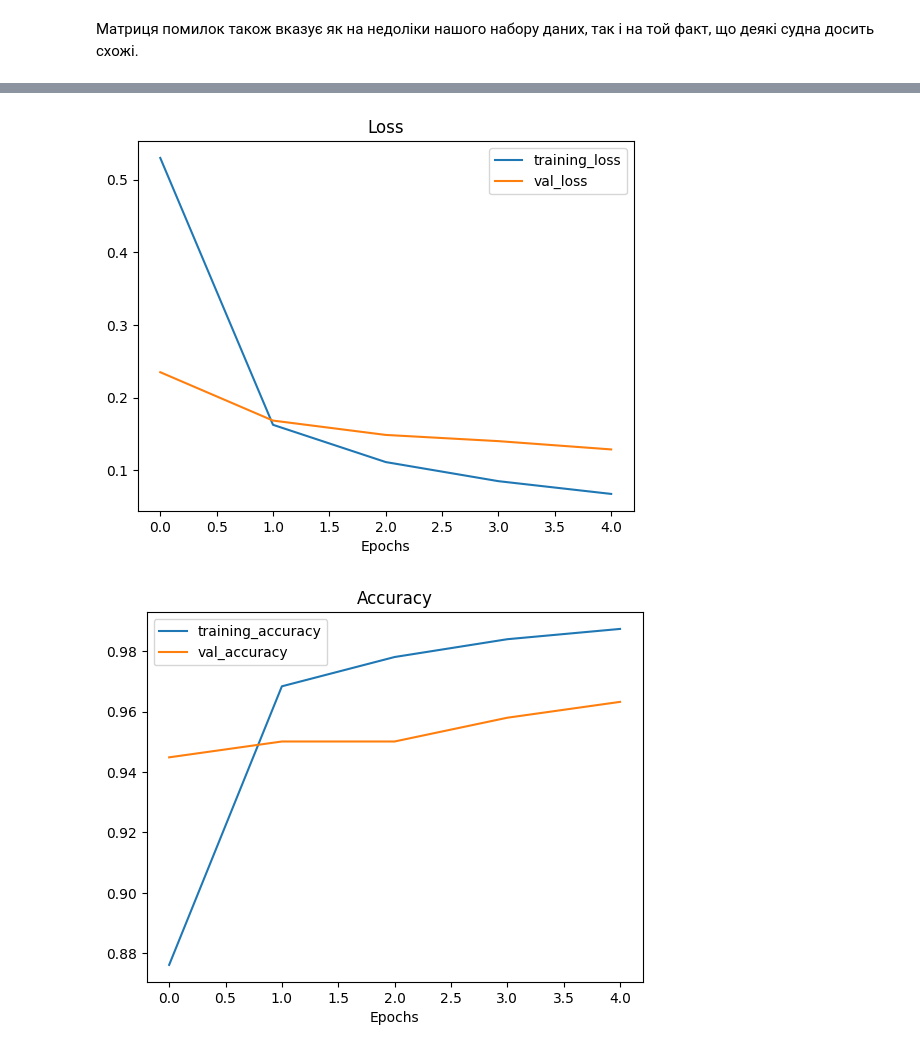
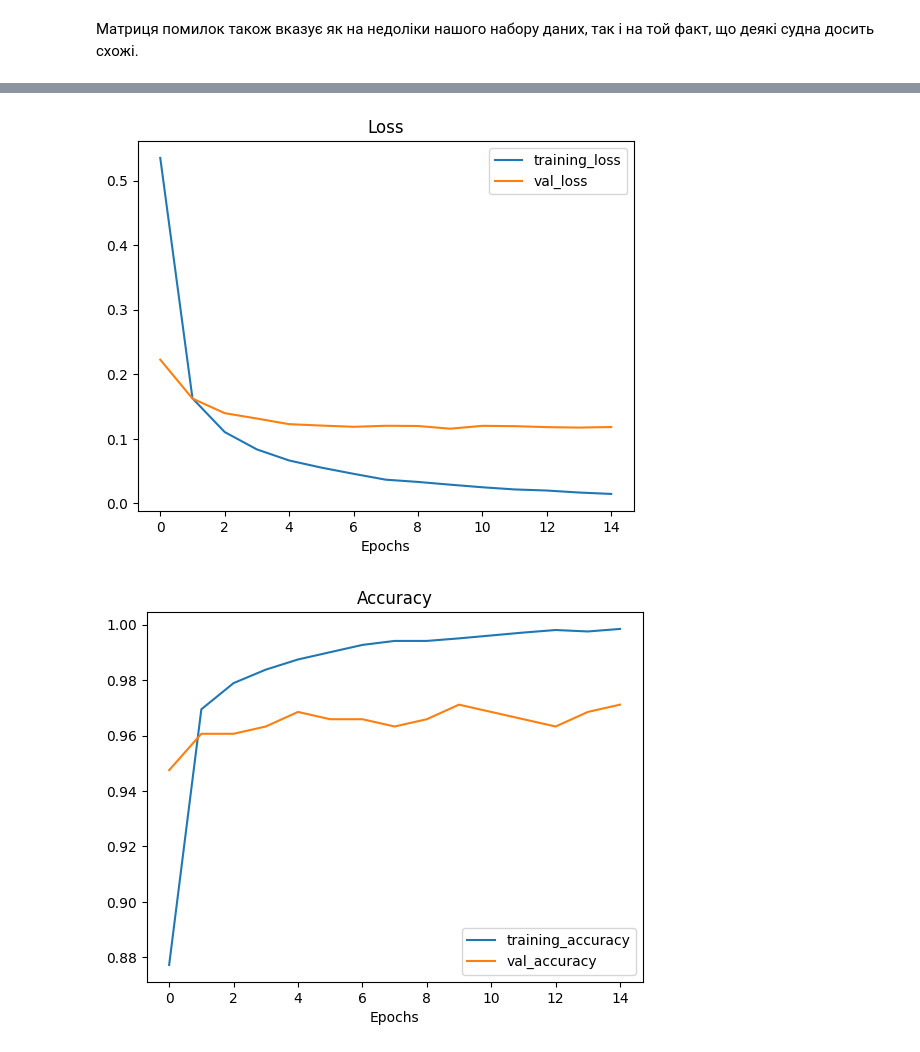
Before and after one commit to OleksanderShevchenko/ShipVision, a Jupyter notebook: ship_vision_train.ipynb, the cells around one changed output, grey strips where cells are left out. Drawn from its saved outputs; the diff is of its cells as text; code cells hidden in the pictures.

Commit message:
Finalize model with fine tuning

```diff
--- a/ship_vision_train.ipynb
+++ b/ship_vision_train.ipynb
@@ -464,14 +477,17 @@ IMG_SIZE=(224, 224)
 train_data = tf.keras.preprocessing.image_dataset_from_directory(train_dir,
                                                                  label_mode="categorical",
                                                                  image_size=IMG_SIZE,
+                                                                 batch_size=32,
                                                                  shuffle=True)  # дані тренування обов'язково перемішуємо
 test_data = tf.keras.preprocessing.image_dataset_from_directory(test_dir,
                                                                 label_mode="categorical",
                                                                 image_size=IMG_SIZE,
+                                                                batch_size=32,
                                                                 shuffle=False)  # дані тестування не перемішуємо
 valid_data = tf.keras.preprocessing.image_dataset_from_directory(valid_dir,
                                                                 label_mode="categorical",
                                                                 image_size=IMG_SIZE,
+                                                                 batch_size=32,
                                                                 shuffle=False)  # дані верифікації не перемішуємо
 # %% [output]
 Found 7629 files belonging to 10 classes.
@@ -784,7 +970,8 @@ Saving TensorBoard log files to: tensor_board/ship_vision/20231031-164713
 # %%
-history_1 = model_1.fit(train_data,
-                        epochs=5,
-                        validation_data=test_data,
-                        validation_steps=len(test_data),
-                        callbacks=[tb_callback, earlystop_callback, checkpoint_callback])
+# Час тренування настав
+history_effb0 = model_effb0.fit(train_data,
+                                epochs=50,  # оскільки маємо earlystop_callback то модель може закінчити раніше
+                                validation_data=test_data,
+                                validation_steps=len(test_data),
+                                callbacks=[tb_callback, earlystop_callback, checkpoint_callback])
 # %% [output]
@@ -811,5 +995,5 @@ model_1.evaluate(valid_data)
 # %%
-plot_loss_curves(history_1)
+plot_loss_curves(history_effb0)
 # %% [output]
-[figure, old version]
+[figure, new version]
-[figure, old version]
+[figure, new version]
```
Also changed, not shown: parts of 61 cells of this notebook.
